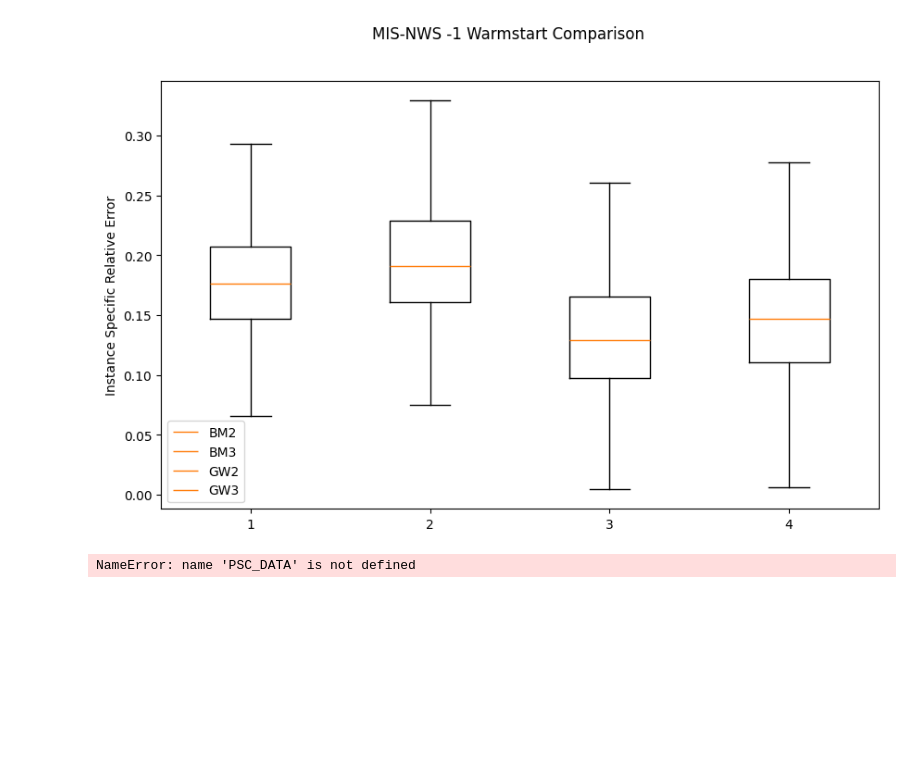
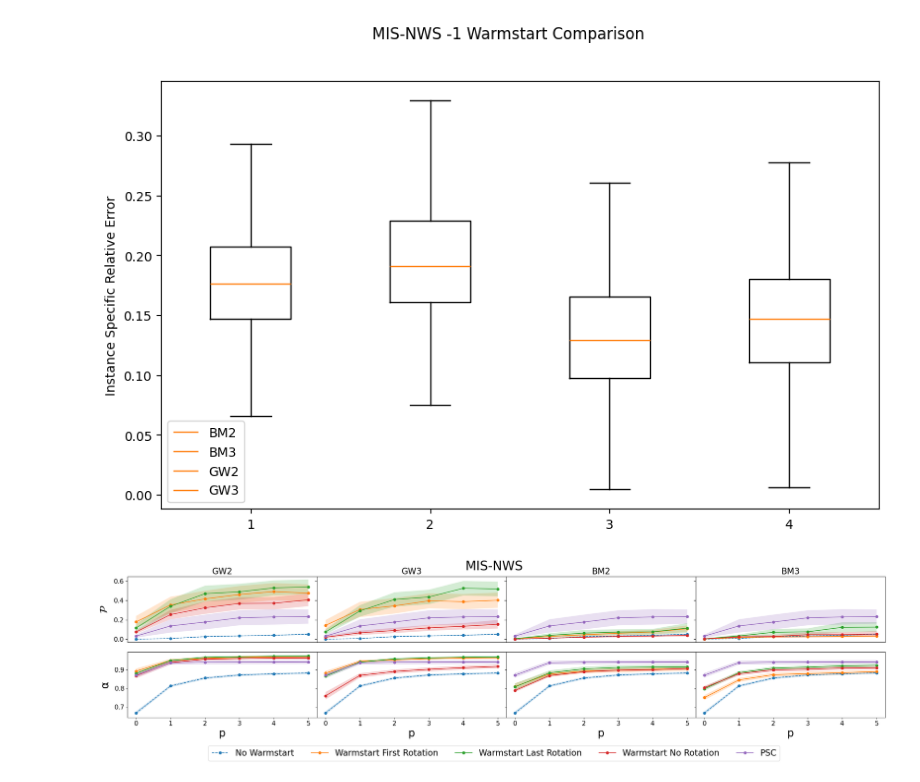
Before and after one commit to BBhattacharyya1729/QUBO_To_MaxCut, a Jupyter notebook: MISNWSPlots.ipynb, the cells around one changed output. Saved outputs shown, nothing was run; the diff lists cells and outputs as text; code cells hidden in the pictures; blank space fills up the shorter version.

```diff
--- a/MISNWSPlots.ipynb
+++ b/MISNWSPlots.ipynb
@@ -13,11 +10,11 @@ ImportError('DLL load failed while importing qdldl: The specified module could n
 # %%
-# DATA = pkl.load( open ("MISNWSFullTest.p", "rb") )
-# PSC_DATA = pkl.load( open ("PSCMISNWSFullTest.p", "rb") )
+DATA = pkl.load( open ("MISNWSFullTest.p", "rb") )
+PSC_DATA = pkl.load( open ("PSCMISNWSFullTest.p", "rb") )
 depth_DATA= pkl.load( open ("TSPMISDepth0Test.p", "rb") )
 # %%
 idx_list = np.linspace(50,950,10,dtype='int')
-# M_list= [depth_DATA[10][i][-1] for i in idx_list]
-# A_list = [DATA[11][i] for i in idx_list]
+M_list= [depth_DATA[10][i][-1] for i in idx_list]
+A_list = [depth_DATA[11][i] for i in idx_list]
 idx_dict = {'MIS-NWS':[0,10]}
 p_data = {'MIS-NWS':depth_DATA[8:12]}
 ws_list = ['BM2','BM3','GW2','GW3']
@@ -42,6 +39,6 @@ final_boxplot("MIS-NWS", p_data, path=r'Figures\MIS-NWS\Comparison_Boxplot')
 # %% [output]
 [figure]
 # %%
-get_depth_cost_comp('MIS-NWS', idx_dict, PSC_DATA, DATA, M_list, A_list, path=r'Figures\MIS-NWS\Full_Cost_Comparison', p_max=5, std=.25)
+get_depth_combined('MIS-NWS', idx_dict, PSC_DATA, DATA, M_list, A_list, path=r'Figures\MIS-NWS\Full_Comparison', p_max=5, std=.25)
 # %% [output]
-NameError: name 'PSC_DATA' is not defined
+[figure, added]
```
Also changed, not shown: parts of 2 cells of this notebook, 44 other files.
